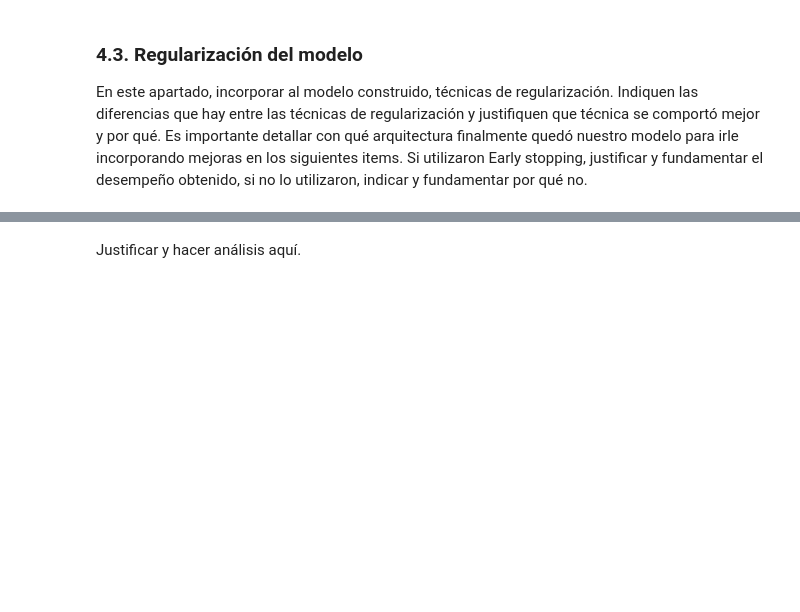
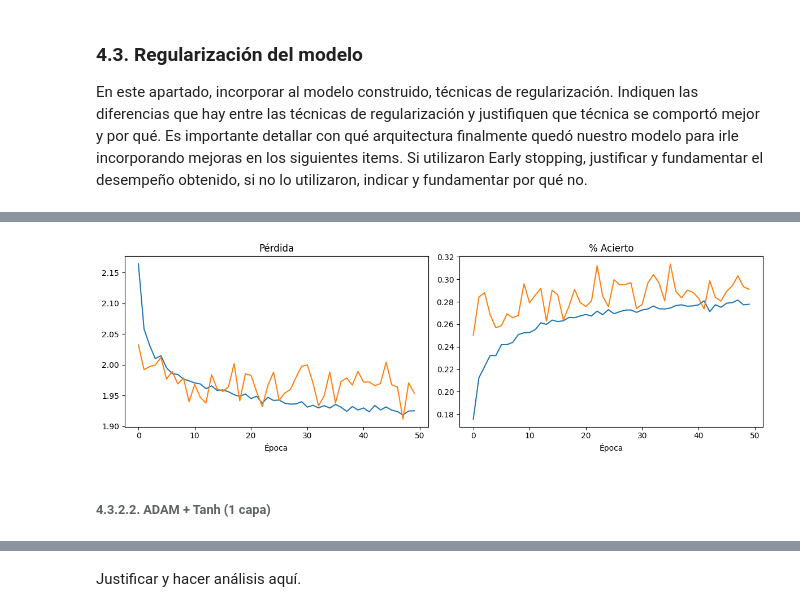
Before and after one commit to CristobalCabezas/deep_learning_duoc_2024, a Jupyter notebook: Respuesta_ET_Forma_C_ipynb.ipynb, the cells around one changed output, grey strips where cells are left out. Saved outputs shown, nothing was run; the diff lists cells and outputs as text; code cells hidden in the pictures; blank space fills up the shorter version.

```diff
--- a/Respuesta_ET_Forma_C_ipynb.ipynb
+++ b/Respuesta_ET_Forma_C_ipynb.ipynb
@@ -1623,0 +1794,13 @@ plt.show()
+# %%
+# nuestra red feed-forward
+
+model_adam_relu_dropout = keras.Sequential()
+model_adam_relu_dropout.add(keras.layers.Dense(h1, input_dim=N, activation='relu', name='primera_capa'))
+model_adam_relu_dropout.add(keras.layers.Dropout(0.5))
+model_adam_relu_dropout.add(keras.layers.Dense(h2, activation='relu', name='segunda_capa'))
+model_adam_relu_dropout.add(keras.layers.Dropout(0.5))
+model_adam_relu_dropout.add(keras.layers.Dense(h2, activation='relu', name='tercera_capa'))
+model_adam_relu_dropout.add(keras.layers.Dropout(0.3))
+model_adam_relu_dropout.add(keras.layers.Dense(C, activation='softmax', name='capa_de_output'))
+
+model_adam_relu_dropout.summary()
@@ -1623,0 +1829,13 @@ plt.show()
+# %%
+#sgd=SGD(learning_rate=0.01)
+model_adam_relu_dropout.compile(
+    loss='categorical_crossentropy',
+    optimizer='adam',
+    metrics=['accuracy']
+)
+
+h_model_adam_relu_dropout = model_adam_relu_dropout.fit(X_train, Y_train,
+        epochs=50,
+        batch_size=128,
+        validation_data=(X_test,Y_test)
+)
@@ -1623,0 +1864,22 @@ plt.show()
+# %%
+# imprime la pérdida para cada época
+plt.figure(figsize=(12, 4))
+
+plt.subplot(1, 2, 2)
+plt.plot(h_model_adam_relu_dropout.history['accuracy'])
+plt.plot(h_model_adam_relu_dropout.history['val_accuracy'])
+plt.title('% Acierto')
+plt.xlabel('Época')
+
+plt.subplot(1, 2, 1)
+plt.plot(h_model_adam_relu_dropout.history['loss'])
+plt.plot(h_model_adam_relu_dropout.history['val_loss'])
+plt.title('Pérdida')
+plt.xlabel('Época')
+
+plt.tight_layout()
+plt.show()
+# %% [output]
+[figure, added]
+# %% [markdown]
+###### 4.3.2.2. ADAM + Tanh (1 capa)
```
Also changed, not shown: parts of 40 cells of this notebook.
